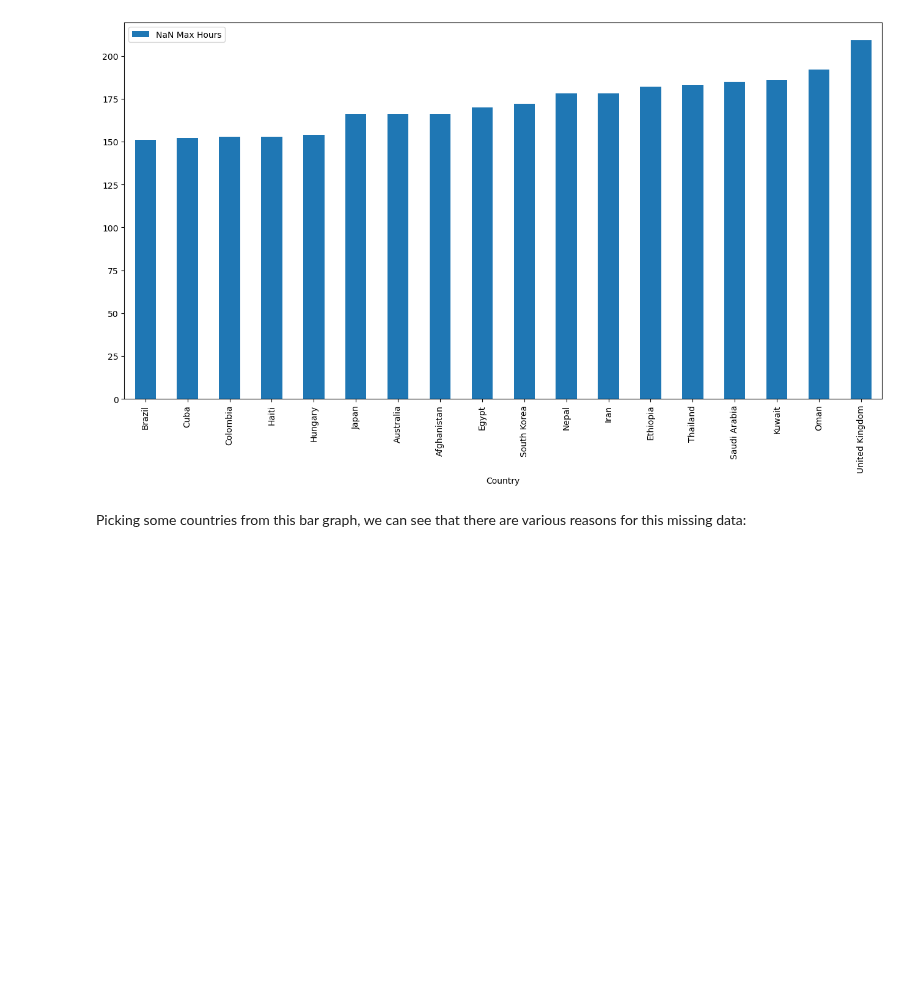
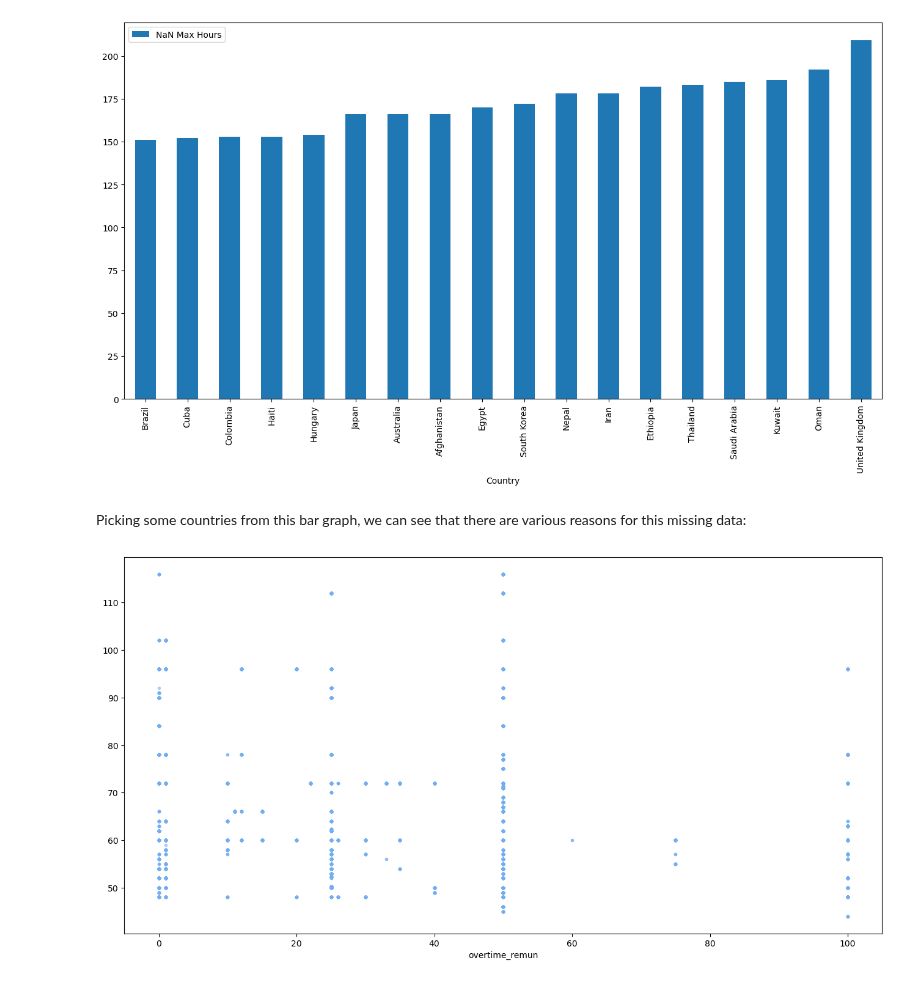
Before and after one commit to trevor-moss/ek121_finalProj, a Jupyter notebook: submission_format.ipynb, the cells around one changed output. Saved outputs shown, nothing was run; the diff lists cells and outputs as text; code cells hidden in the pictures; blank space fills up the shorter version.

Commit message:
plot idea

```diff
--- a/submission_format.ipynb
+++ b/submission_format.ipynb
@@ -226,6 +230,17 @@ plt.show()
 [figure]
 # %% [markdown]
 Picking some countries from this bar graph, we can see that there are various reasons for this missing data:
+# %%
+#overtime_remun vs hours_max
+
+
+df.plot(x='overtime_remun', y='hours_max', legend=None, alpha=0.5, linestyle='None', marker='.', color="#72aef2")
+
+
+
+plt.show()
+# %% [output]
+[figure, added]
 # %%
 
 df_JP = df.loc[df['country_name'] == "Japan"]
```
Also changed, not shown: parts of 2 cells of this notebook.
